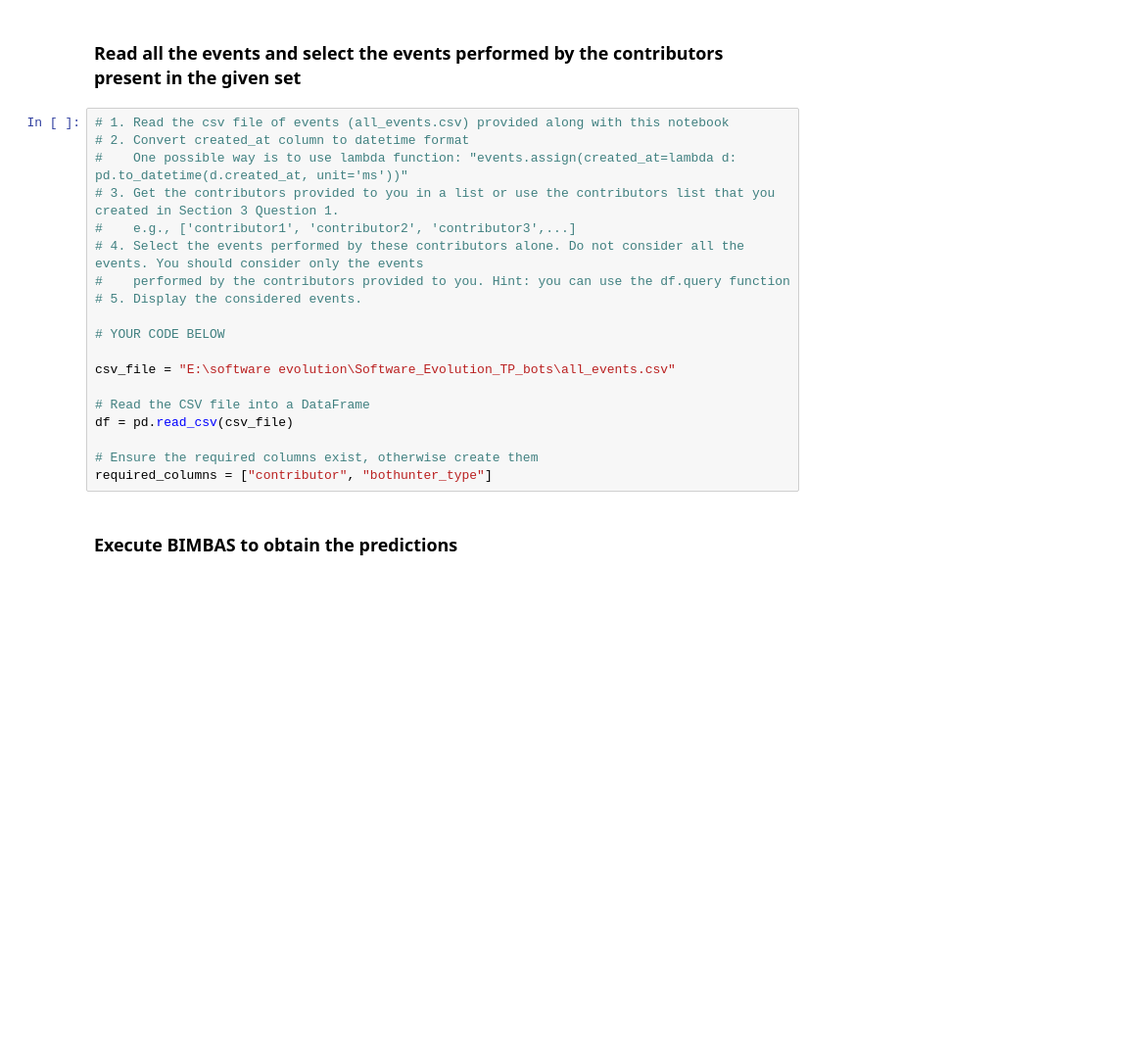
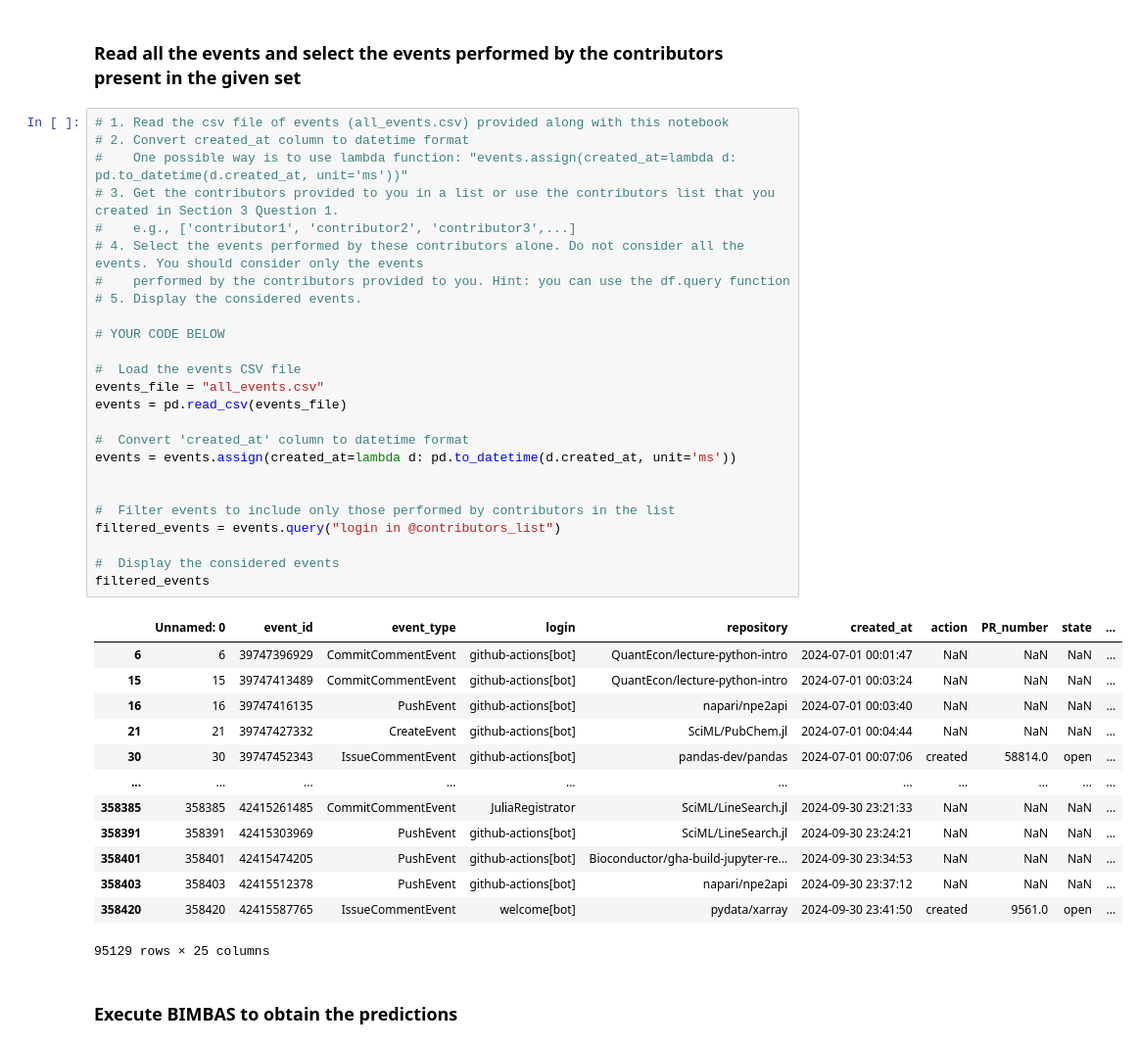
Before and after one commit to IngridOrnella/Software_Evolution_TP_bots, a Jupyter notebook: TP_bots_template.ipynb, the cells around one changed output. Shown at 98% size. Cells and saved outputs as stored; diff of their text form; blank space fills up the shorter version.

Commit message:
read all events and filter it and executing BIMBAS

```diff
--- a/TP_bots_template.ipynb
+++ b/TP_bots_template.ipynb
@@ -254,22 +254,42 @@ Seamlessly connect and integrate your GitHub repositories to your Transifex proj
 # %%
 # 1. Read the csv file of events (all_events.csv) provided along with this notebook
 # 2. Convert created_at column to datetime format
 #    One possible way is to use lambda function: "events.assign(created_at=lambda d: pd.to_datetime(d.created_at, unit='ms'))"
 # 3. Get the contributors provided to you in a list or use the contributors list that you created in Section 3 Question 1.
 #    e.g., ['contributor1', 'contributor2', 'contributor3',...]
 # 4. Select the events performed by these contributors alone. Do not consider all the events. You should consider only the events
 #    performed by the contributors provided to you. Hint: you can use the df.query function
 # 5. Display the considered events.
 
 # YOUR CODE BELOW
 
-csv_file = "E:\software evolution\Software_Evolution_TP_bots\all_events.csv"
+#  Load the events CSV file
+events_file = "all_events.csv"
+events = pd.read_csv(events_file)
 
-# Read the CSV file into a DataFrame
-df = pd.read_csv(csv_file)
+#  Convert 'created_at' column to datetime format
+events = events.assign(created_at=lambda d: pd.to_datetime(d.created_at, unit='ms'))
 
-# Ensure the required columns exist, otherwise create them
-required_columns = ["contributor", "bothunter_type"]
+
+#  Filter events to include only those performed by contributors in the list
+filtered_events = events.query("login in @contributors_list")
+
+#  Display the considered events
+filtered_events
+# %% [output]
+|  | Unnamed: 0 | event_id | event_type | login | repository | created_at | action | PR_number | state | ... |
+| 6 | 6 | 39747396929 | CommitCommentEvent | github-actions[bot] | QuantEcon/lecture-python-intro | 2024-07-01 00:01:47 | NaN | NaN | NaN | ... |
+| 15 | 15 | 39747413489 | CommitCommentEvent | github-actions[bot] | QuantEcon/lecture-python-intro | 2024-07-01 00:03:24 | NaN | NaN | NaN | ... |
+| 16 | 16 | 39747416135 | PushEvent | github-actions[bot] | napari/npe2api | 2024-07-01 00:03:40 | NaN | NaN | NaN | ... |
+| 21 | 21 | 39747427332 | CreateEvent | github-actions[bot] | SciML/PubChem.jl | 2024-07-01 00:04:44 | NaN | NaN | NaN | ... |
+| 30 | 30 | 39747452343 | IssueCommentEvent | github-actions[bot] | pandas-dev/pandas | 2024-07-01 00:07:06 | created | 58814.0 | open | ... |
+| ... | ... | ... | ... | ... | ... | ... | ... | ... | ... | ... |
+| 358385 | 358385 | 42415261485 | CommitCommentEvent | JuliaRegistrator | SciML/LineSearch.jl | 2024-09-30 23:21:33 | NaN | NaN | NaN | ... |
+| 358391 | 358391 | 42415303969 | PushEvent | github-actions[bot] | SciML/LineSearch.jl | 2024-09-30 23:24:21 | NaN | NaN | NaN | ... |
+| 358401 | 358401 | 42415474205 | PushEvent | github-actions[bot] | Bioconductor/gha-build-jupyter-re... | 2024-09-30 23:34:53 | NaN | NaN | NaN | ... |
+| 358403 | 358403 | 42415512378 | PushEvent | github-actions[bot] | napari/npe2api | 2024-09-30 23:37:12 | NaN | NaN | NaN | ... |
+| 358420 | 358420 | 42415587765 | IssueCommentEvent | welcome[bot] | pydata/xarray | 2024-09-30 23:41:50 | created | 9561.0 | open | ... |
+95129 rows × 25 columns
 # %% [markdown]
 ### Execute BIMBAS to obtain the predictions
 # %%
```
Also changed, not shown: parts of 1 cell of this notebook.
